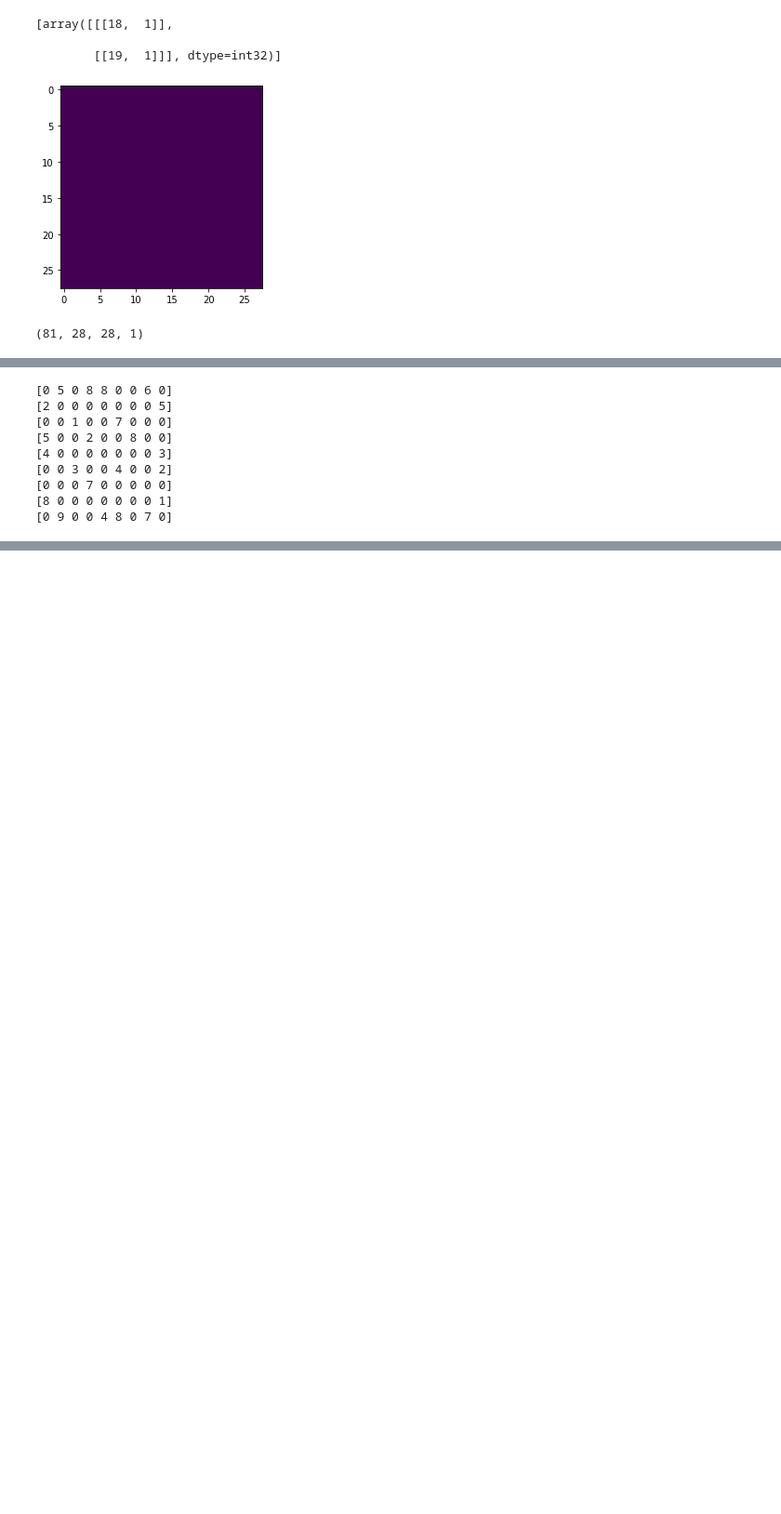
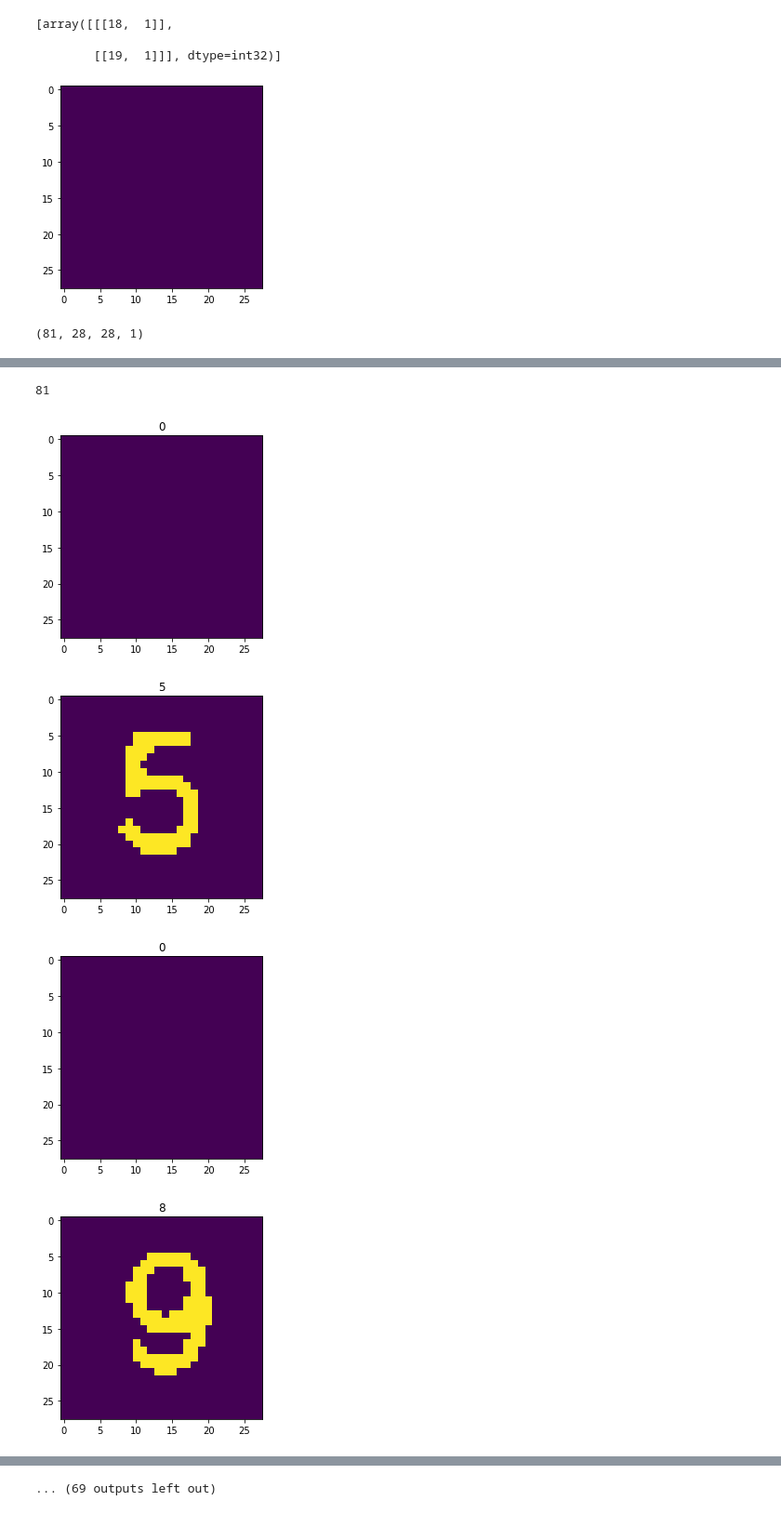
Before and after one commit to kaydee0502/SudokuSazy, a Jupyter notebook: model/sudoku_neat.ipynb, the cells around one changed output, grey strips where cells are left out. Shown: that part at 93% size. Drawn from its saved outputs; the diff is of its cells as text; code cells hidden in the pictures; blank space fills up the shorter version.

```diff
--- a/model/sudoku_neat.ipynb
+++ b/model/sudoku_neat.ipynb
@@ -133,13 +136,14 @@ pred = model.predict_classes(cells,verbose = 1)
-# %%
-for i in range(0,81,9):
-    print(pred[i:i+9])
-# %% [output]
-[0 5 0 8 8 0 0 6 0]
-[2 0 0 0 0 0 0 0 5]
-[0 0 1 0 0 7 0 0 0]
-[5 0 0 2 0 0 8 0 0]
-[4 0 0 0 0 0 0 0 3]
-[0 0 3 0 0 4 0 0 2]
-[0 0 0 7 0 0 0 0 0]
-[8 0 0 0 0 0 0 0 1]
-[0 9 0 0 4 8 0 7 0]
+# %%
+len(pred)
+# %% [output]
+81
+# %%
+for i in range(len(pred)):
+    plt.imshow(cells[i])
+    plt.title(pred[i])
+    plt.show()
+# %% [output]
+[figure, added]
+[figure, added]
+[figure, added]
+[figure, added]
@@ -145,0 +158 @@ for i in range(0,81,9):
+... (69 outputs left out)
```
Also changed, not shown: parts of 2 cells of this notebook, 3 other files.
